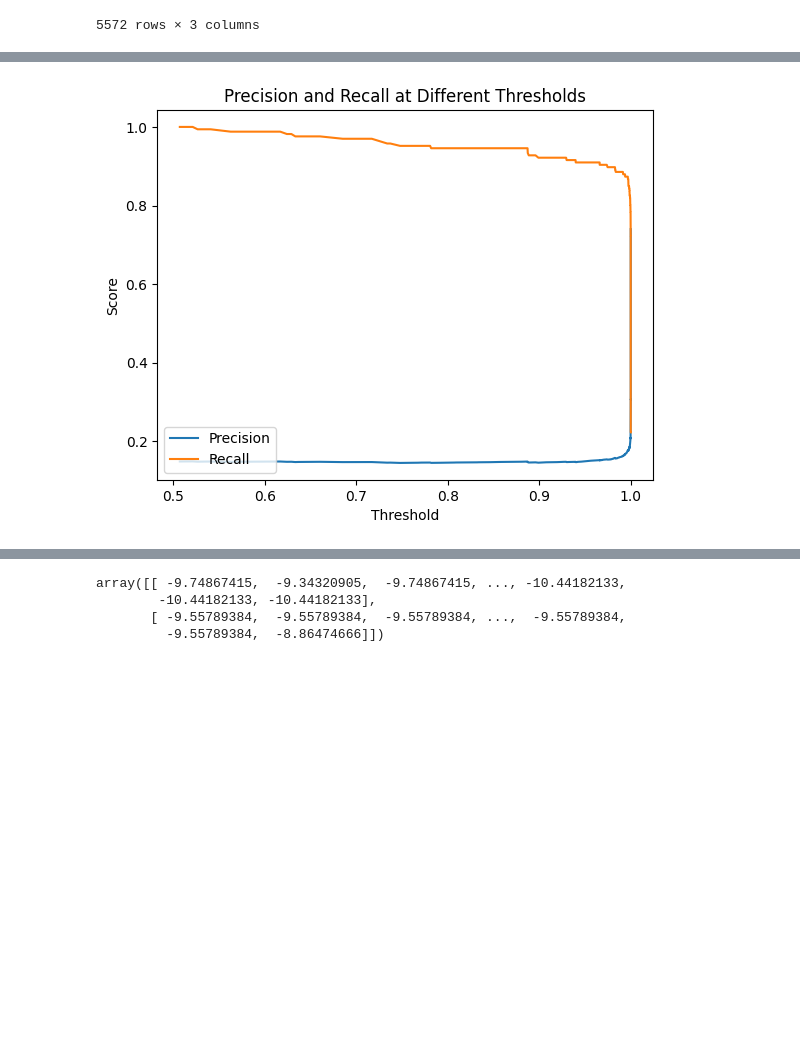
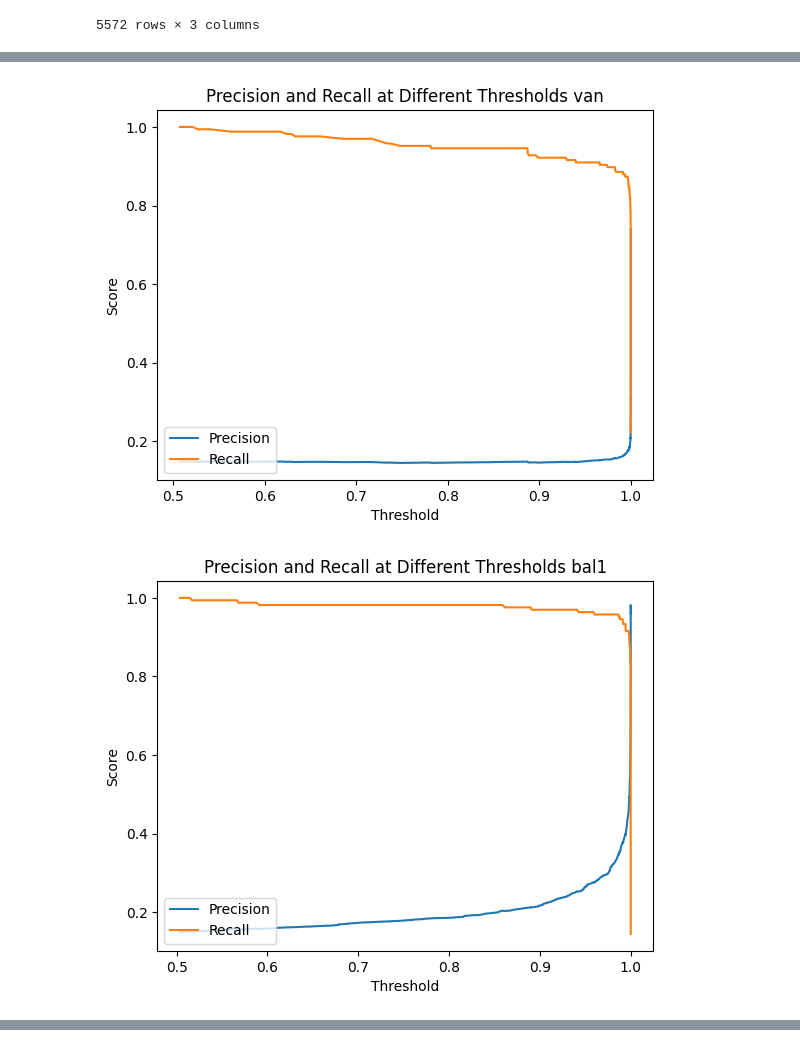
Before and after one commit to Manash-Christ/ML-LABS, a Jupyter notebook: 2348528_lab8.ipynb, the cells around one changed output, grey strips where cells are left out. Cells and saved outputs as stored; diff of their text form; code cells hidden in the pictures; blank space fills up the shorter version.

```diff
--- a/2348528_lab8.ipynb
+++ b/2348528_lab8.ipynb
@@ -111,16 +176,17 @@ array([0.99999986, 0.96670968, 0.99995141, ..., 0.99998757, 1.        ,
 # %%
 from sklearn.metrics import roc_curve, auc
 
-# Assuming you have true labels and predicted probabilities
-fpr, tpr, thresholds = roc_curve(y_test, predicted_probs)
-roc_auc = auc(fpr, tpr)
 
-# Plotting ROC curve
-plt.plot(fpr, tpr, label=f'AUC = {roc_auc:.2f}')
-plt.plot([0, 1], [0, 1], 'k--')
-plt.xlabel('False Positive Rate')
-plt.ylabel('True Positive Rate')
-plt.title('ROC Curve')
-plt.legend(loc='lower right')
-plt.show()
+for i in pred_prob:
+    fpr, tpr, thresholds = roc_curve(y_test, pred_prob[i])
+    roc_auc = auc(fpr, tpr)
+
+    # Plotting ROC curve
+    plt.plot(fpr, tpr, label=f'AUC = {roc_auc:.2f}')
+    plt.plot([0, 1], [0, 1], 'k--')
+    plt.xlabel('False Positive Rate')
+    plt.ylabel('True Positive Rate')
+    plt.title(f'ROC Curve {i}')
+    plt.legend(loc='lower right')
+    plt.show()
 # %% [output]
@@ -139,14 +222,15 @@ plt.show()
 # %%
 from sklearn.metrics import precision_recall_curve
-precision, recall, thresholds = precision_recall_curve(y_test, predicted_probs)
 
-# Plotting precision and recall at different thresholds
-plt.plot(thresholds, precision[:-1], label='Precision')
-plt.plot(thresholds, recall[:-1], label='Recall')
-plt.xlabel('Threshold')
-plt.ylabel('Score')
-plt.title('Precision and Recall at Different Thresholds')
-plt.legend(loc='lower left')
-plt.show()
+for i in pred_prob:
+    precision, recall, thresholds = precision_recall_curve(y_test, pred_prob[i])
+    plt.plot(thresholds, precision[:-1], label='Precision')
+    plt.plot(thresholds, recall[:-1], label='Recall')
+    plt.xlabel('Threshold')
+    plt.ylabel('Score')
+    plt.title(f'Precision and Recall at Different Thresholds {i}')
+    plt.legend(loc='lower left')
+    plt.show()
 # %% [output]
-[figure, old version]
+[figure, new version]
+[figure, added]
@@ -153,7 +237,0 @@ plt.show()
-# %%
-feature_importances
-# %% [output]
-array([[ -9.74867415,  -9.34320905,  -9.74867415, ..., -10.44182133,
-        -10.44182133, -10.44182133],
-       [ -9.55789384,  -9.55789384,  -9.55789384, ...,  -9.55789384,
-         -9.55789384,  -8.86474666]])
```
Also changed, not shown: parts of 15 cells of this notebook.
